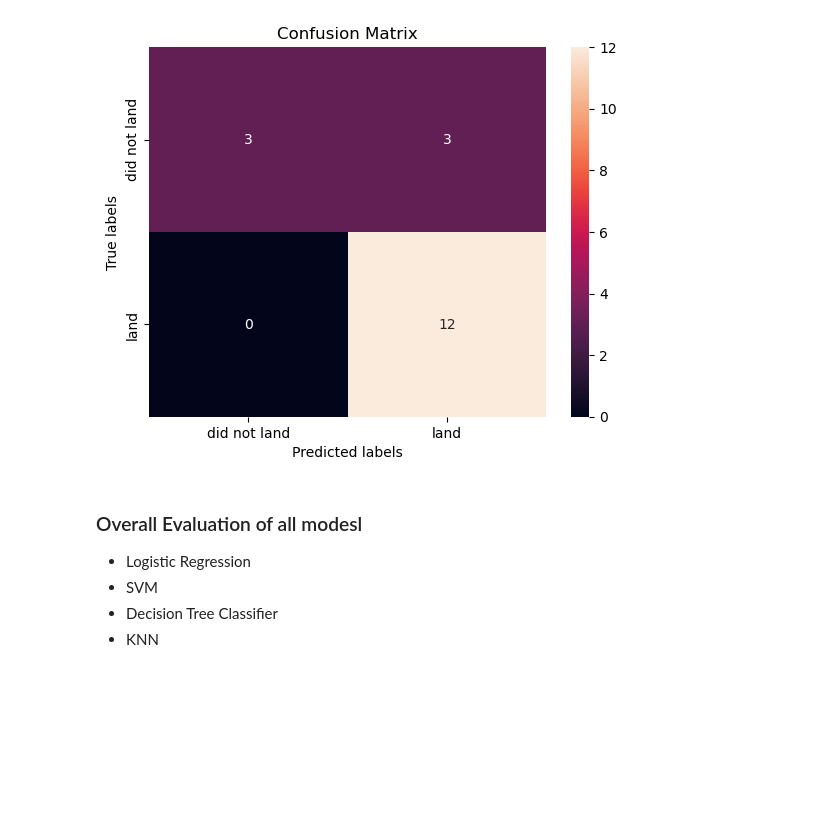
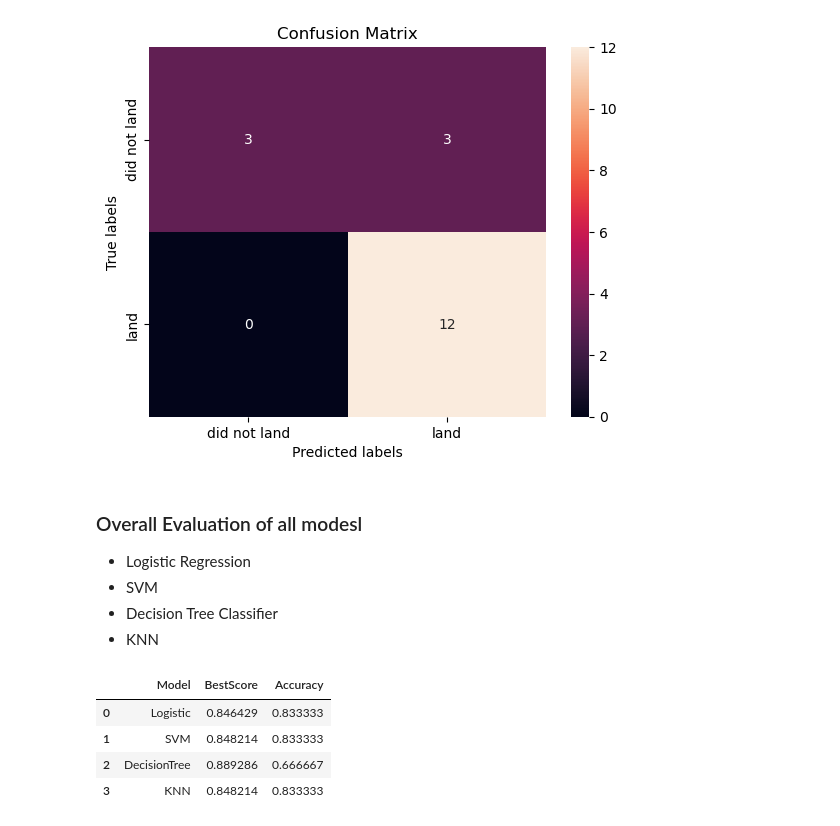
Before and after one commit to syriessw/IBMDataScienceCert, a Jupyter notebook: FinalProjects/Capstone/SpaceX Falcon9 Launches Prediction Part7.ipynb, the cells around one changed output. Saved outputs shown, nothing was run; the diff lists cells and outputs as text; code cells hidden in the pictures; blank space fills up the shorter version.

```diff
--- a/FinalProjects/Capstone/SpaceX Falcon9 Launches Prediction Part7.ipynb
+++ b/FinalProjects/Capstone/SpaceX Falcon9 Launches Prediction Part7.ipynb
@@ -310 +321,9 @@ plot_confusion_matrix(Y_test, yhat)
+# %%
+eval_df
+# %% [output]
+|  | Model | BestScore | Accuracy |
+| 0 | Logistic | 0.846429 | 0.833333 |
+| 1 | SVM | 0.848214 | 0.833333 |
+| 2 | DecisionTree | 0.889286 | 0.666667 |
+| 3 | KNN | 0.848214 | 0.833333 |
 # %% [markdown]
```
Also changed, not shown: parts of 15 cells of this notebook.
